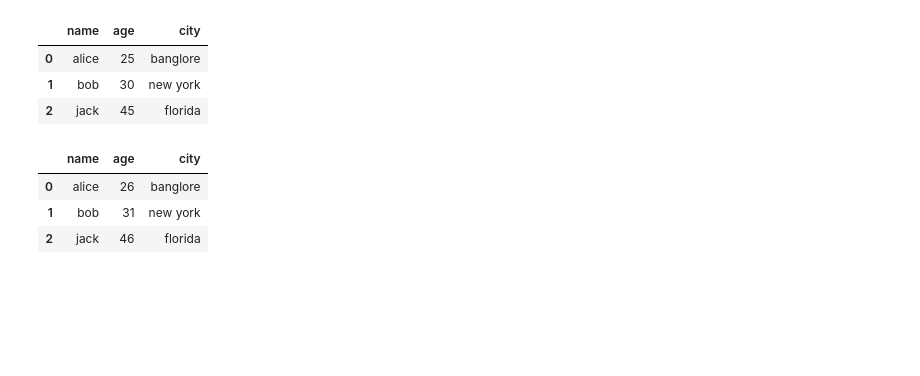
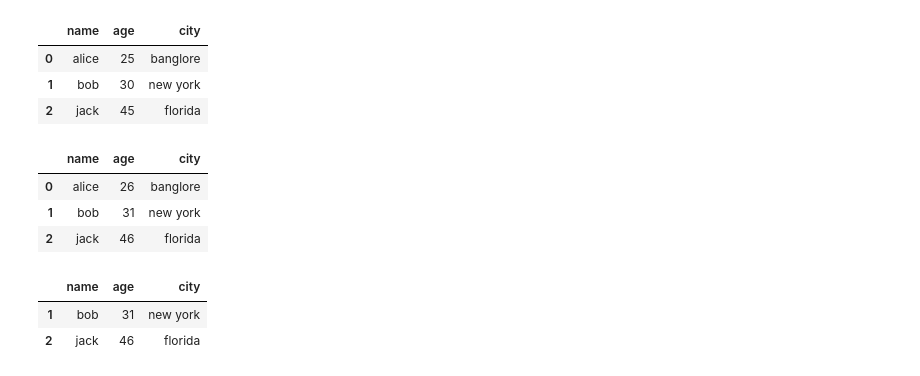
Before and after one commit to harshal2390/ML-Learning, a Jupyter notebook: 8-Data analysis with python/Pandas.ipynb, the cells around one changed output. Cells and saved outputs as stored; diff of their text form; code cells hidden in the pictures; blank space fills up the shorter version.

```diff
--- a/8-Data analysis with python/Pandas.ipynb
+++ b/8-Data analysis with python/Pandas.ipynb
@@ -163,3 +163,9 @@ df
 | 2 | jack | 46 | florida |
 # %%
 df.drop(0,inplace=True)
+# %%
+df
+# %% [output]
+|  | name | age | city |
+| 1 | bob | 31 | new york |
+| 2 | jack | 46 | florida |
```
Also changed, not shown: parts of 2 cells of this notebook, 6 other files.
